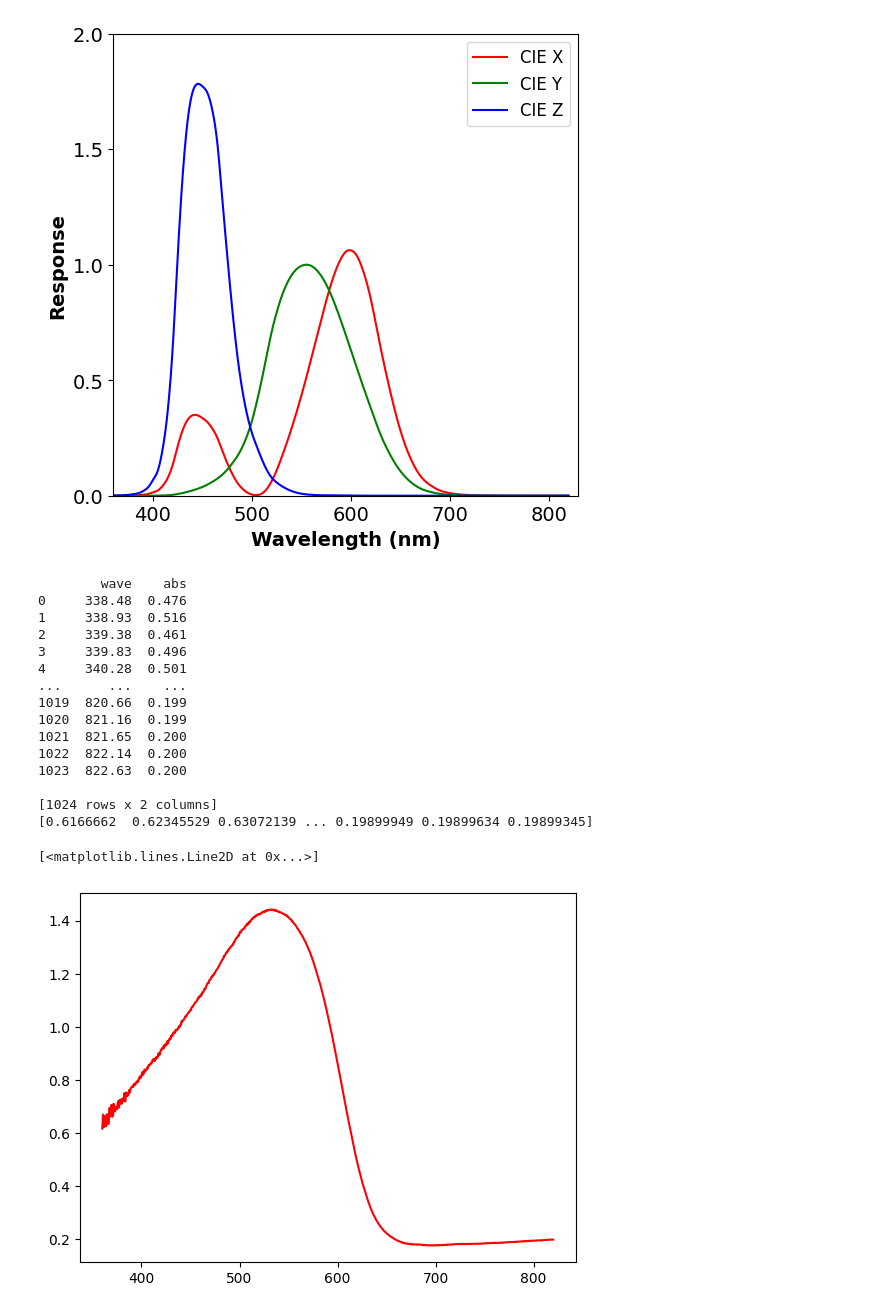
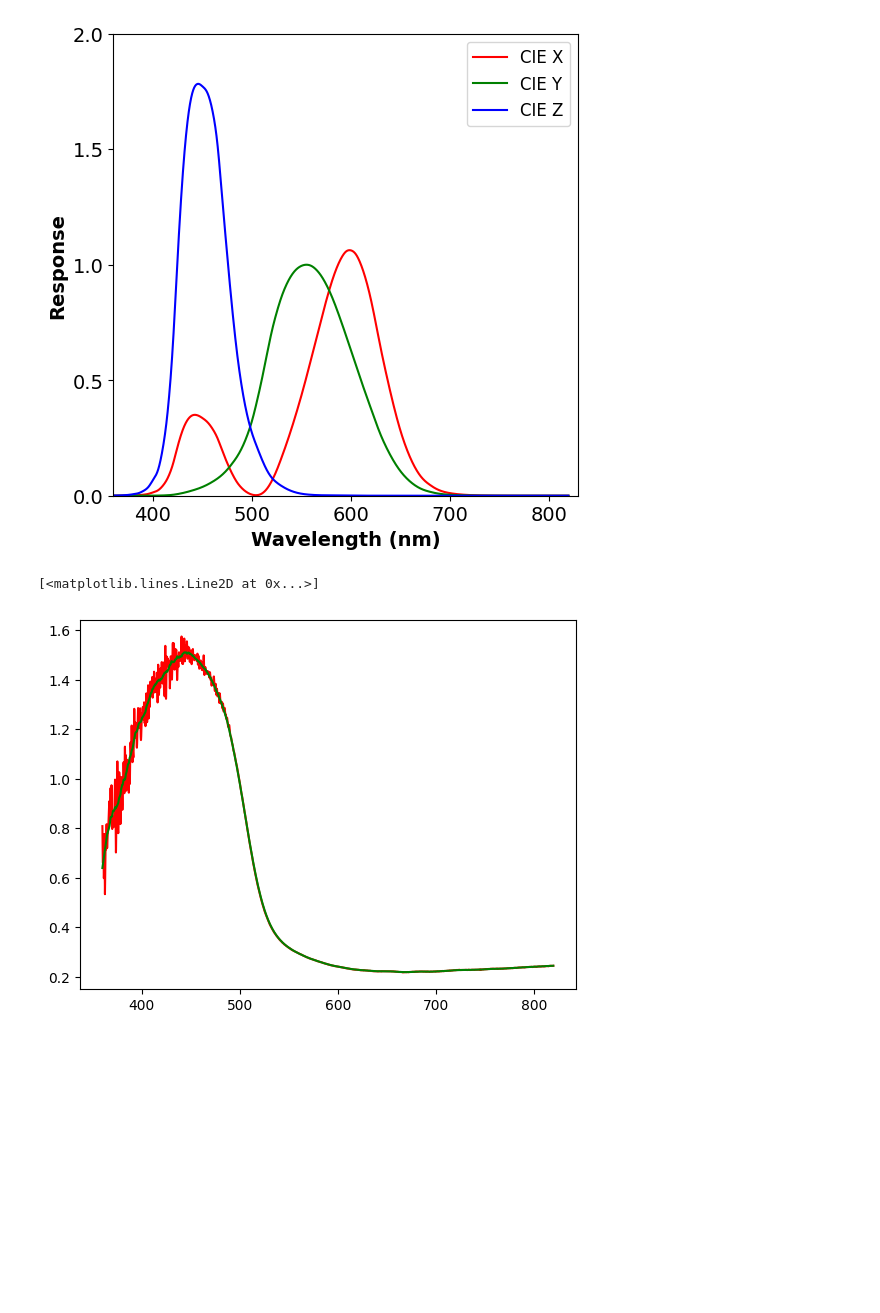
Before and after one commit to KevinCantrell/pHstrips, a Jupyter notebook: Absorbance_to_Color_Coordinates.ipynb, the cells around one changed output. Drawn from its saved outputs; the diff is of its cells as text; code cells hidden in the pictures; blank space fills up the shorter version.

```diff
--- a/Absorbance_to_Color_Coordinates.ipynb
+++ b/Absorbance_to_Color_Coordinates.ipynb
@@ -127,30 +130,16 @@ cie.set_xticklabels(np.array([400, 500, 600, 700, 800]), fontsize=fontSizeLarge)
  Text(800, 0, '800')]
 [figure]
 # %%
-absorbanceData = pd.read_table("Paper Abs What 3-1 pH 100.txt",header=None,names=["wave","abs"])
-print(absorbanceData)
+absorbanceData = pd.read_table("/content/Paper Abs What 3-1 pH 040.txt",header=None,names=["wave","abs"])
+
 funcAbs = interp1d(absorbanceData['wave'].values,absorbanceData['abs'].values, kind="cubic")
 absorbance=funcAbs(waves)
-print(absorbance)
 plt.plot(waves,absorbance,"r-")
+absorbance=savgol_filter(absorbance,101,1)
+plt.plot(waves,absorbance,"g-")
 # %% [output]
-        wave    abs
-0     338.48  0.476
-1     338.93  0.516
-2     339.38  0.461
-3     339.83  0.496
-4     340.28  0.501
-...      ...    ...
-1019  820.66  0.199
-1020  821.16  0.199
-1021  821.65  0.200
-1022  822.14  0.200
-1023  822.63  0.200
-
-[1024 rows x 2 columns]
-[0.6166662  0.62345529 0.63072139 ... 0.19899949 0.19899634 0.19899345]
+[<matplotlib.lines.Line2D at 0x...>]
-[<matplotlib.lines.Line2D at 0x...>]
-[figure, old version]
+[figure, new version]
 # %%
 RGB, HSV, LAB, XYZ, rgb, rat, RGBg =absorbanceToTristim(waves, absorbance, Yr, gammaFlag=True)
 print(RGBg*255)
```
Also changed, not shown: parts of 4 cells of this notebook.
